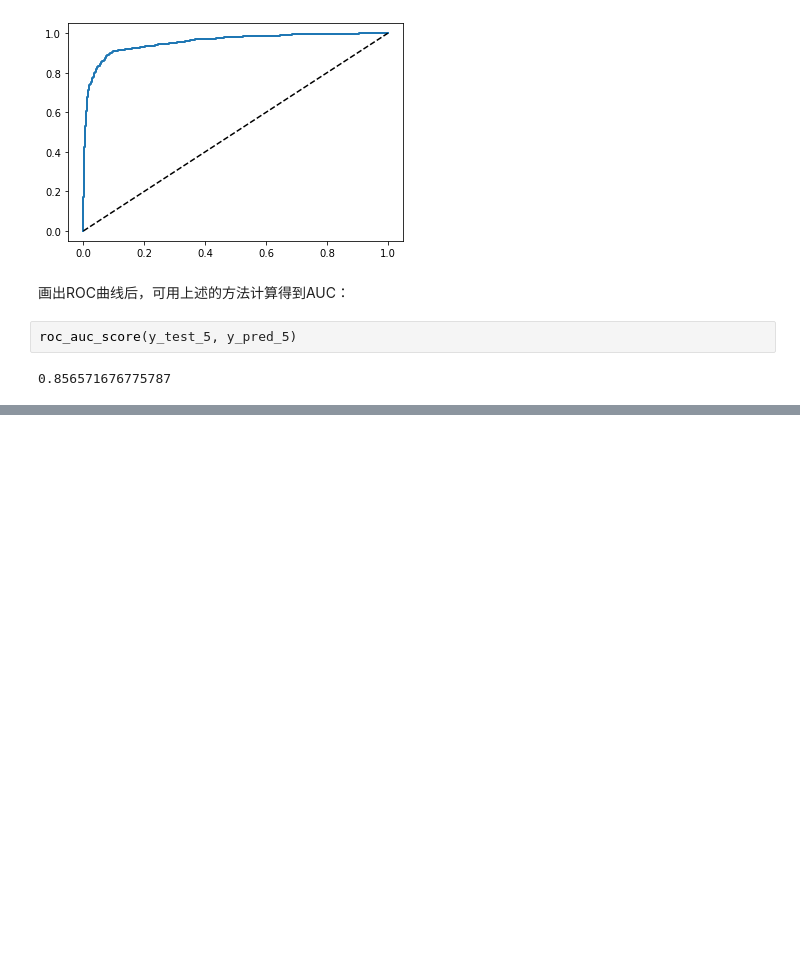
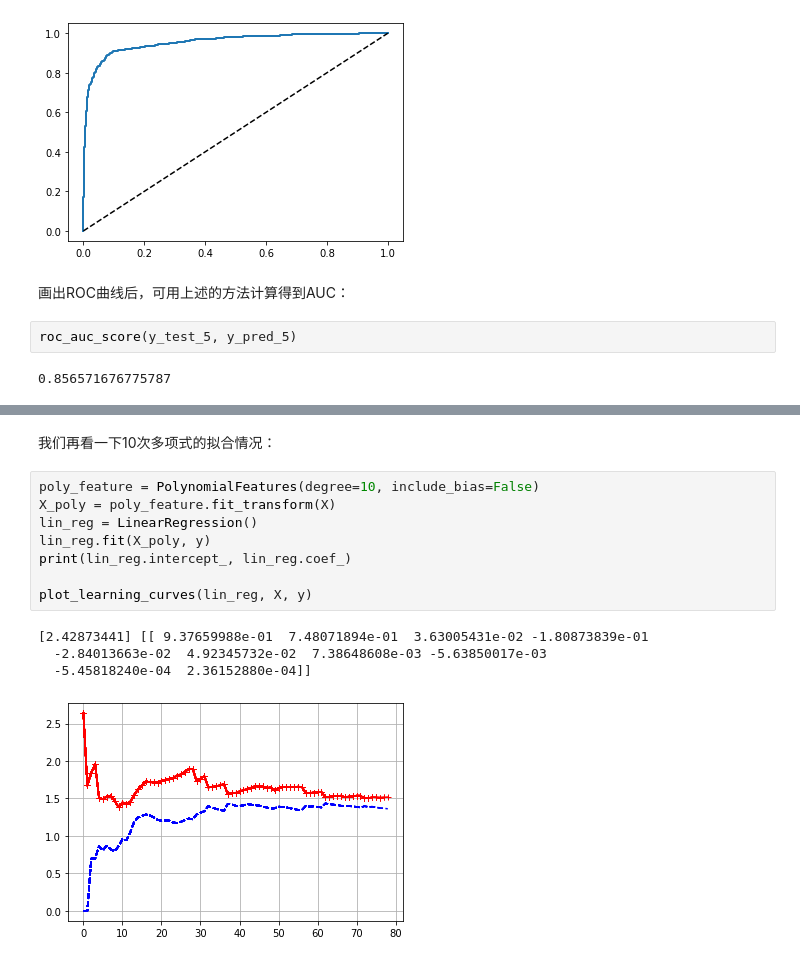
Before and after one commit to lujinhong/gucheng-AI-blog, a Jupyter notebook: 6 sklearn/sklearn系列之3：模型训练.ipynb, the cells around one changed output, grey strips where cells are left out. Cells and saved outputs as stored; diff of their text form; blank space fills up the shorter version.

```diff
--- a/6 sklearn/sklearn系列之3：模型训练.ipynb
+++ b/6 sklearn/sklearn系列之3：模型训练.ipynb
@@ -215,0 +294,15 @@ roc_auc_score(y_test_5, y_pred_5)
+# %% [markdown]
+我们再看一下10次多项式的拟合情况：
+# %%
+poly_feature = PolynomialFeatures(degree=10, include_bias=False)
+X_poly = poly_feature.fit_transform(X)
+lin_reg = LinearRegression()
+lin_reg.fit(X_poly, y)
+print(lin_reg.intercept_, lin_reg.coef_)
+
+plot_learning_curves(lin_reg, X, y)
+# %% [output]
+[2.42873441] [[ 9.37659988e-01  7.48071894e-01  3.63005431e-02 -1.80873839e-01
+  -2.84013663e-02  4.92345732e-02  7.38648608e-03 -5.63850017e-03
+  -5.45818240e-04  2.36152880e-04]]
+[figure, added]
```
Also changed, not shown: parts of 14 cells of this notebook.
